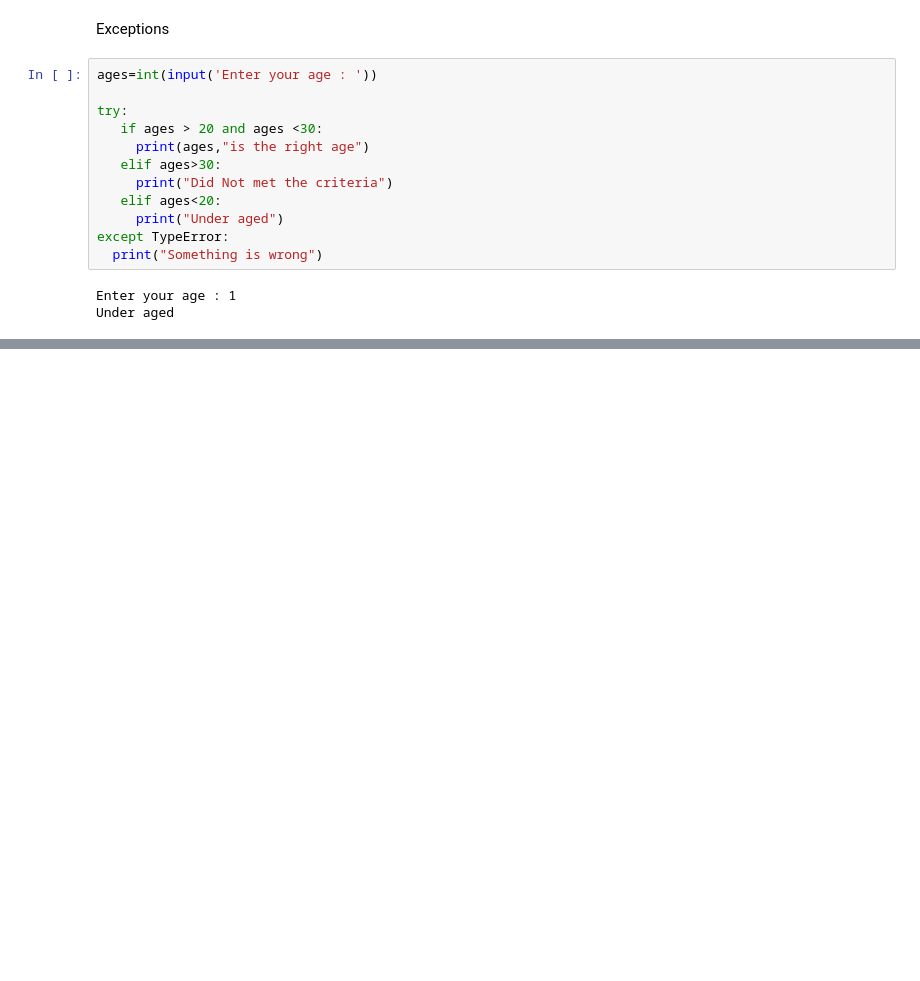
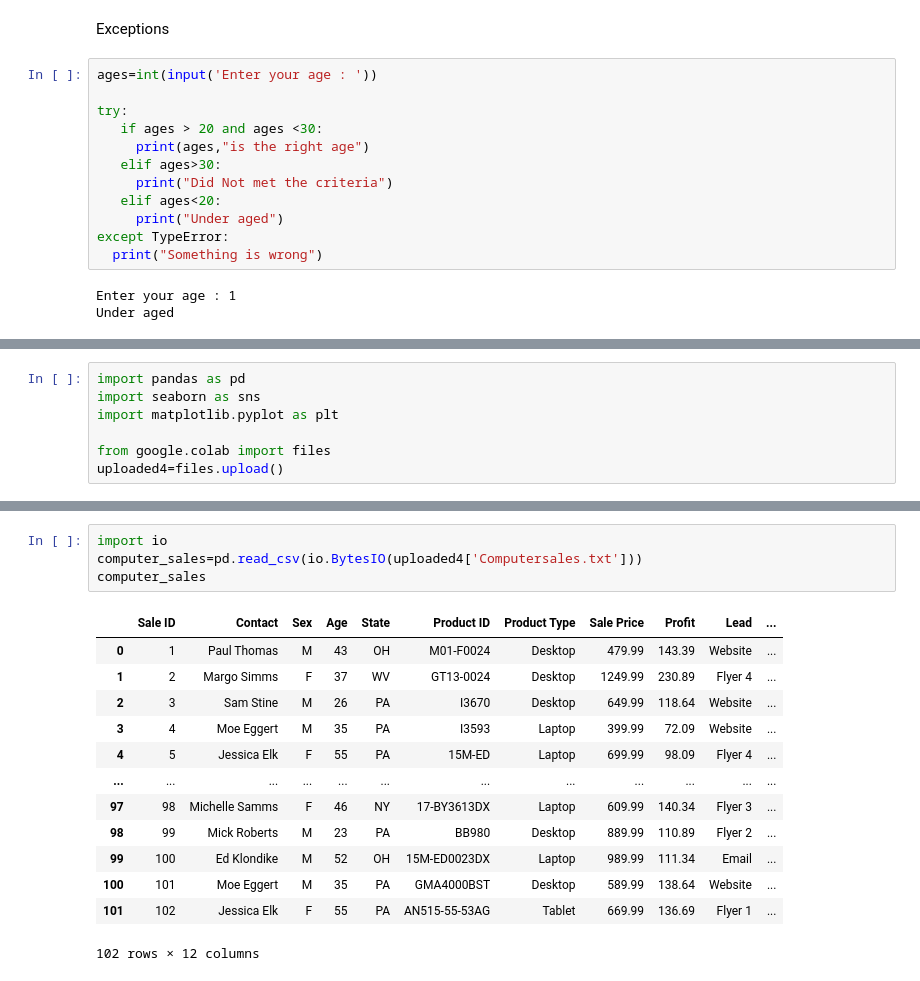
Before and after one commit to palleramcharan/Pythonpractice, a Jupyter notebook: FreeCodeCampPractice.ipynb, the cells around one changed output, grey strips where cells are left out. Drawn from its saved outputs; the diff is of its cells as text; blank space fills up the shorter version.

```diff
--- a/FreeCodeCampPractice.ipynb
+++ b/FreeCodeCampPractice.ipynb
@@ -1065,0 +1069,7 @@ Under aged
+# %%
+import pandas as pd
+import seaborn as sns
+import matplotlib.pyplot as plt
+
+from google.colab import files
+uploaded4=files.upload()
@@ -1065,0 +1079,18 @@ Under aged
+# %%
+import io
+computer_sales=pd.read_csv(io.BytesIO(uploaded4['Computersales.txt']))
+computer_sales
+# %% [output]
+|  | Sale ID | Contact | Sex | Age | State | Product ID | Product Type | Sale Price | Profit | Lead | ... |
+| 0 | 1 | Paul Thomas | M | 43 | OH | M01-F0024 | Desktop | 479.99 | 143.39 | Website | ... |
+| 1 | 2 | Margo Simms | F | 37 | WV | GT13-0024 | Desktop | 1249.99 | 230.89 | Flyer 4 | ... |
+| 2 | 3 | Sam Stine | M | 26 | PA | I3670 | Desktop | 649.99 | 118.64 | Website | ... |
+| 3 | 4 | Moe Eggert | M | 35 | PA | I3593 | Laptop | 399.99 | 72.09 | Website | ... |
+| 4 | 5 | Jessica Elk | F | 55 | PA | 15M-ED | Laptop | 699.99 | 98.09 | Flyer 4 | ... |
+| ... | ... | ... | ... | ... | ... | ... | ... | ... | ... | ... | ... |
+| 97 | 98 | Michelle Samms | F | 46 | NY | 17-BY3613DX | Laptop | 609.99 | 140.34 | Flyer 3 | ... |
+| 98 | 99 | Mick Roberts | M | 23 | PA | BB980 | Desktop | 889.99 | 110.89 | Flyer 2 | ... |
+| 99 | 100 | Ed Klondike | M | 52 | OH | 15M-ED0023DX | Laptop | 989.99 | 111.34 | Email | ... |
+| 100 | 101 | Moe Eggert | M | 35 | PA | GMA4000BST | Desktop | 589.99 | 138.64 | Website | ... |
+| 101 | 102 | Jessica Elk | F | 55 | PA | AN515-55-53AG | Tablet | 669.99 | 136.69 | Flyer 1 | ... |
+102 rows × 12 columns
```
Also changed, not shown: parts of 6 cells of this notebook.
